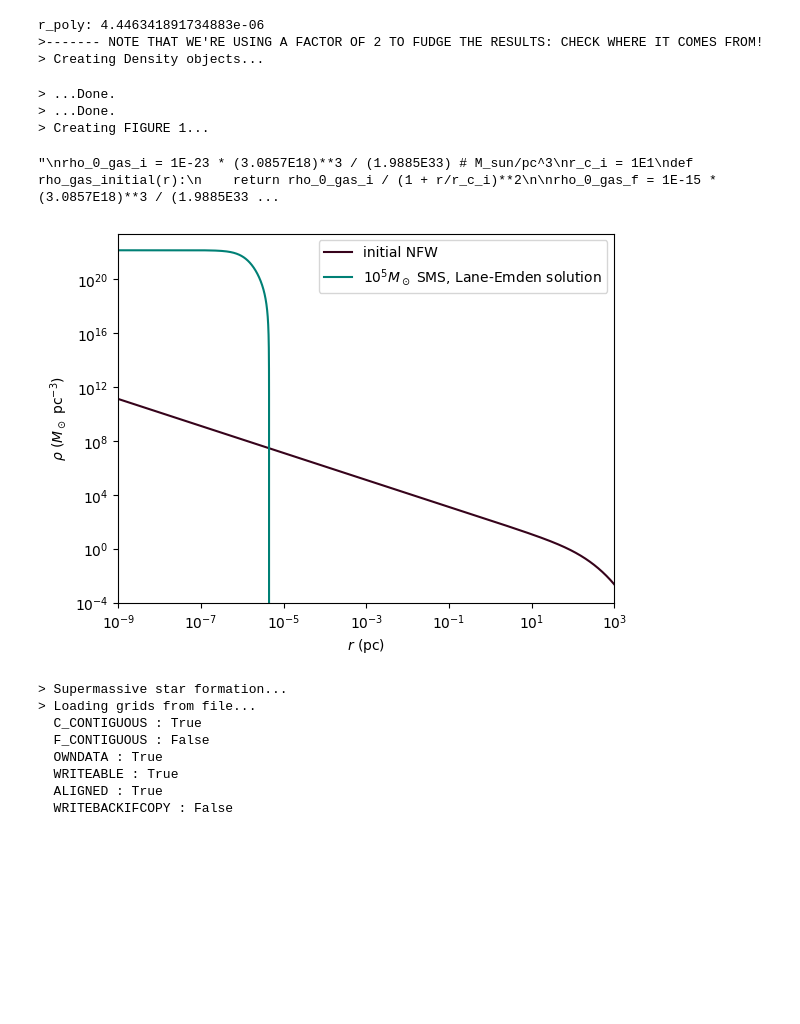
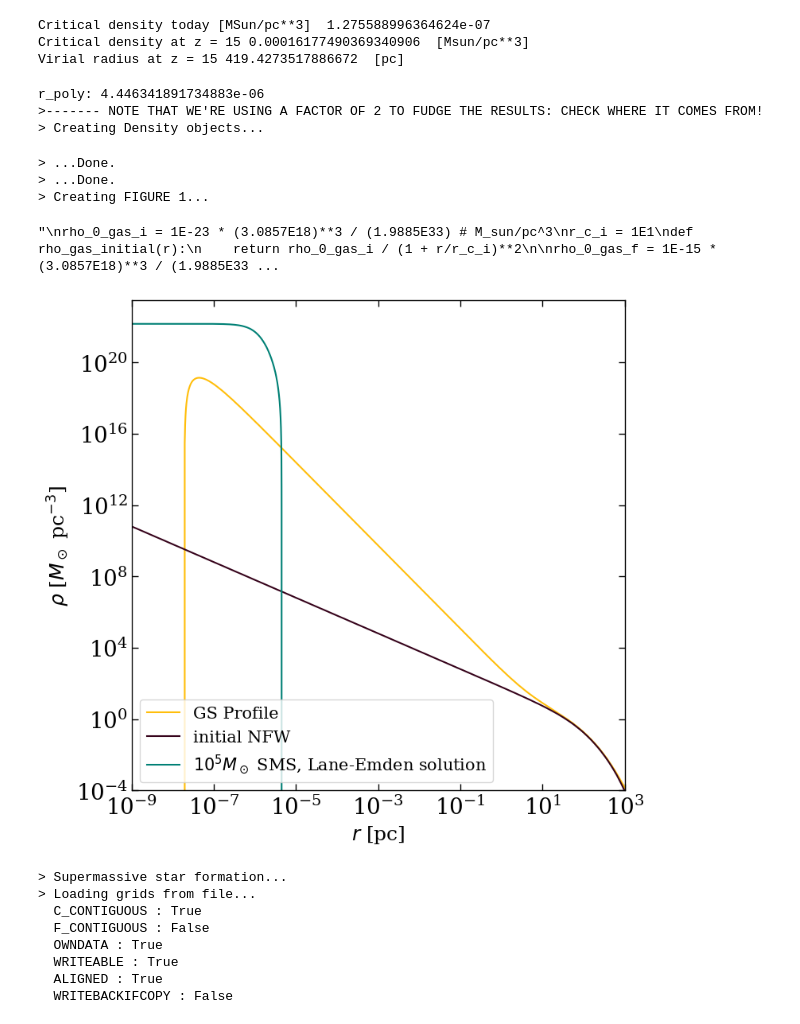
Before and after one commit to danielegaggero/BluntSpikes, a Jupyter notebook: Plot_SMS_mound_Daniele.ipynb, the cells around one changed output. Saved outputs shown, nothing was run; the diff lists cells and outputs as text; code cells hidden in the pictures; blank space fills up the shorter version.

Commit message:
new plots

```diff
--- a/Plot_SMS_mound_Daniele.ipynb
+++ b/Plot_SMS_mound_Daniele.ipynb
@@ -83,7 +83,7 @@ print("Critical density today [MSun/pc**3] ", rho_critical(0))
 
 
 # HALO PARAMETERS *********************************
-M_halo = 1.E8
+M_halo = 1.E7
 z = 15
 ## Concentration
 c = 3. #https://arxiv.org/pdf/1502.00391.pdf Fig. 7
@@ -94,10 +94,14 @@ R_vir = (3.*M_halo/(4.*np.pi*200.*rho_critical(z)))**(1./3)  #pc
 
 print("Critical density at z = 15", rho_critical(z), " [Msun/pc**3]")
 print("Virial radius at z = 15", R_vir, " [pc]")
+# %% [output]
+Critical density today [MSun/pc**3]  1.275588996364624e-07
+Critical density at z = 15 0.00016177490369340906  [Msun/pc**3]
+Virial radius at z = 15 419.4273517886672  [pc]
 # %%
 #Number of particles in the sample
 #---------------------------------
-N_particles = int(1e6)
+N_particles = int(1.e7)
 
 
 #Calculate adiabatic phase-space from scratch
@@ -150,6 +154,7 @@ gamma_sp_GS = (9. - 2.*gamma_PL)/(4. - gamma_PL)
 alpha_gamma = 0.293 * (gamma_PL)**(4./9.)
 
 def g_GS(r):
+    #return (1. - 2.*r_S/r)
     return (1. - 2.*r_S/r)**3.
 
 r_sp_GS = alpha_gamma * r_0 * (m_BH / (rho_0 * r_0**3.))**(1./(3. - gamma_PL))
@@ -186,14 +191,15 @@ print("> ...Done.")
 
 print("> Creating FIGURE 1...")
 
-plt.figure()
+plt.figure(figsize=(8,8))
+plt.loglog(r_array, rho_GS_array, c = rgb_palette_dict['amber'], label = 'GS Profile')
 plt.loglog(r_array, rho_NFW(r_array), c = rgb_palette_dict['dark sienna'], label = 'initial NFW')
 plt.loglog(r_array_poly, rho_proto_poly_interp(r_array_poly), c = rgb_palette_dict['pine green'], label = r'$10^5 M_\odot$ SMS, Lane-Emden solution')
 plt.xlim(1E-9, 1E3)
 plt.ylim(bottom = 1E-4)
-plt.xlabel(r'$r$ (pc)')
-plt.ylabel(r'$\rho$ ($M_\odot$ pc$^{-3}$)')
-plt.legend()
+plt.xlabel(r'$r$ [pc]')
+plt.ylabel(r'$\rho$ [$M_\odot$ pc$^{-3}$]')
+plt.legend(fontsize=15)
 plt.savefig('./figures/density_NFW_gas_star_densities.pdf')
 
 
@@ -246,34 +252,34 @@ plt.xlim(1E-9, 1E3)
 plt.legend()
 plt.xlabel('$r$ (pc)')
 plt.ylabel(r'$\psi$')
 plt.savefig('./figures/density_NFW_gas_star_potentials.pdf')
 #plt.show()
 
 density_gas_initial = Density('density_gas_initial', rho_gas_initial, r_array, N_particles = int(5E0))
 density_gas_initial.setup_potentials()
 psi_gas_i = density_gas_initial.get_psi()
 M_tot_gas_i = density_gas_initial.M_enclosed(r_array[-1])
 
 density_gas_final = Density('density_gas_final', rho_gas_final, r_array, N_particles = int(5E0))
 density_gas_final.setup_potentials()
 psi_gas_f = density_gas_final.get_psi()
 M_tot_gas_f = density_gas_final.M_enclosed(r_array[-1])
 
 density_SMS_bloated = Density('density_SMS_bloated', rho_SMS_bloated_interp, r_array, N_particles = int(5E0))
 #density_SMS_bloated.smoothen_density()
 density_SMS_bloated.setup_potentials()
 psi_SMS_bloated = density_SMS_bloated.get_psi()
 M_tot_SMS_bloated = density_SMS_bloated.M_enclosed(r_array[-1])
 """
 # %% [output]
 r_poly: 4.446341891734883e-06
 >------- NOTE THAT WE'RE USING A FACTOR OF 2 TO FUDGE THE RESULTS: CHECK WHERE IT COMES FROM!
 > Creating Density objects...
 > ...Done.
 > ...Done.
 > Creating FIGURE 1...
 "\nrho_0_gas_i = 1E-23 * (3.0857E18)**3 / (1.9885E33) # M_sun/pc^3\nr_c_i = 1E1\ndef rho_gas_initial(r):\n    return rho_0_gas_i / (1 + r/r_c_i)**2\n\nrho_0_gas_f = 1E-15 * (3.0857E18)**3 / (1.9885E33 ...
-[figure, old version]
+[figure, new version]
 # %%
 print("> Supermassive star formation...")
 
```
Also changed, not shown: parts of 3 cells of this notebook.
